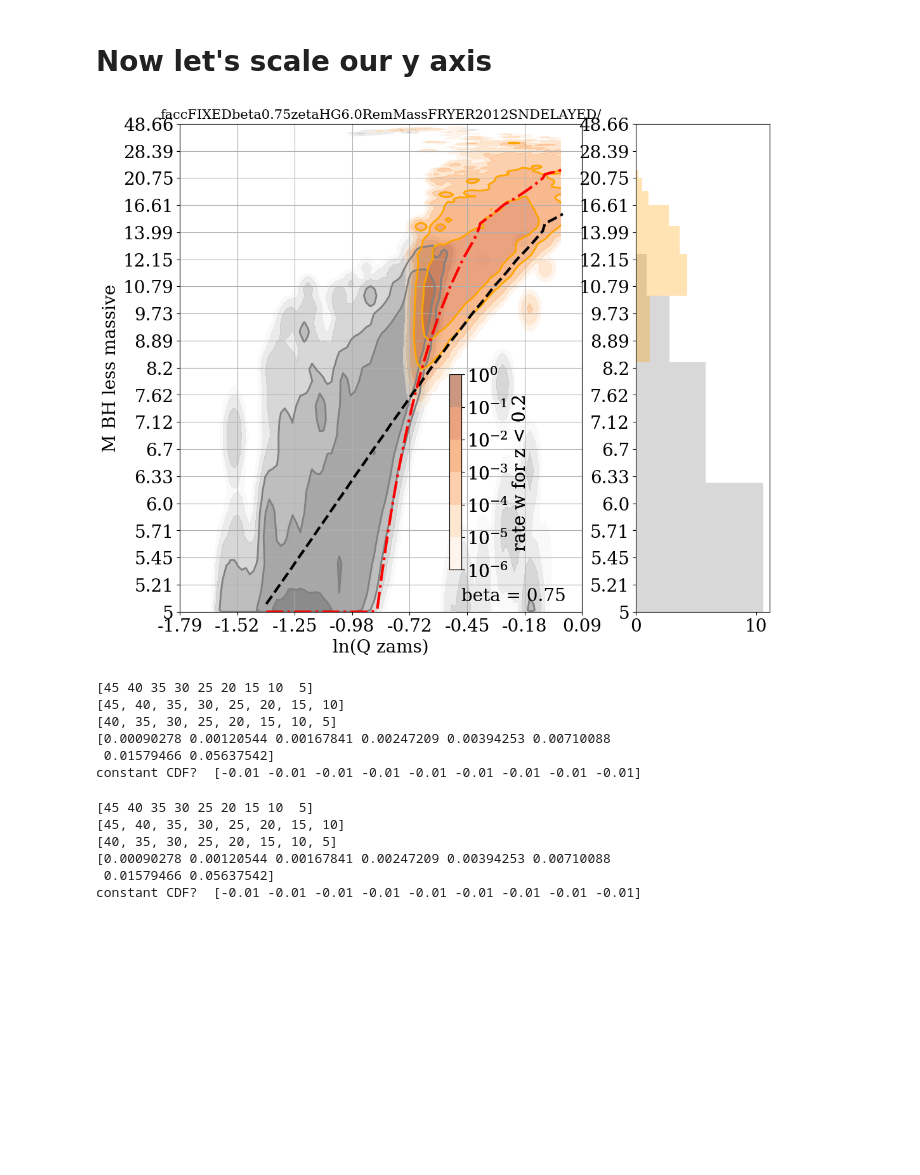
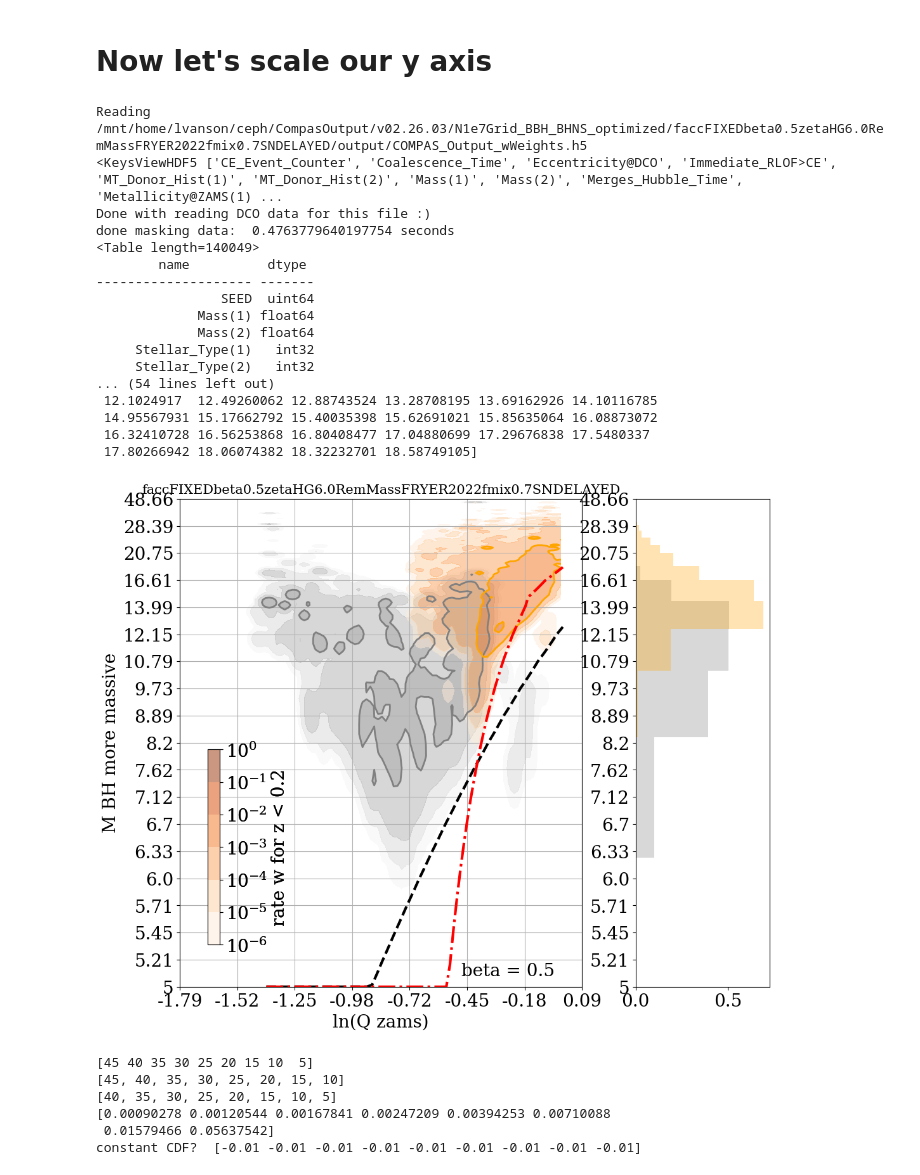
Before and after one commit to LiekeVanSon/BumpAt20, a Jupyter notebook: Code/InspectBumpAt20.ipynb, the cells around one changed output. Drawn from its saved outputs; the diff is of its cells as text; code cells hidden in the pictures; blank space fills up the shorter version.

```diff
--- a/Code/InspectBumpAt20.ipynb
+++ b/Code/InspectBumpAt20.ipynb
@@ -771,7 +746,17 @@ from matplotlib.colors import LogNorm
 from scipy.ndimage.filters import gaussian_filter
 import matplotlib.gridspec as gridspec
 
+BETA = 0.25
+merging_BBH, Red_intr_rate_dens, Min_MBH1, minM_BH2, MZAMS_list, qzams, qcrit2_list, zeta_list =\
+     get_table_and_min_MBH(beta = BETA, sim_name = 'faccFIXEDbeta%szetaHG6.0RemMassFRYER2012SNDELAYED/'%(BETA) )
 
+
+M1_moremass_BBH = merging_BBH[merging_BBH['M_moreMassive'] == merging_BBH['Mass(1)'] ]
+M2_moremass_BBH = merging_BBH[merging_BBH['M_moreMassive'] == merging_BBH['Mass(2)'] ]
+
+i_redshift = np.where(redshifts == 0.2)[0][0]
+M1_moremass_Weights = Red_intr_rate_dens[merging_BBH['M_moreMassive'] == merging_BBH['Mass(1)'], i_redshift]
+M2_moremass_Weights = Red_intr_rate_dens[merging_BBH['M_moreMassive'] == merging_BBH['Mass(2)'], i_redshift]
 
 to_plot_table = merging_BBH # M2_moremass_BBH
 to_plot_table['qZAMS'] = to_plot_table['Mass@ZAMS(2)']/to_plot_table['Mass@ZAMS(1)']
@@ -949,13 +951,23 @@ from scipy.ndimage.filters import gaussian_filter
 import matplotlib.gridspec as gridspec
 from matplotlib.ticker import FormatStrFormatter
 
+BETA = 0.5
+sim_name = 'faccFIXEDbeta0.5zetaHG6.0RemMassFRYER2022fmix0.7SNDELAYED'
+# 'faccFIXEDbeta%szetaHG6.0RemMassFRYER2012SNDELAYED/'%(BETA) # 'THERMAL' # #'facc%szetaHG6.0RemMassFRYER2012SNDELAYED/'%(BETA)  #
 
-to_plot_table = merging_BBH # M2_moremass_BBH
-to_plot_table['qZAMS'] = to_plot_table['Mass@ZAMS(2)']/to_plot_table['Mass@ZAMS(1)']
-to_plot_weight =  Weights #  M2_moremass_Weights #
+merging_BBH, Red_intr_rate_dens, Min_MBH1, minM_BH2, MZAMS_list, qzams, qcrit2_list, zeta_list =\
+    get_table_and_min_MBH(beta = BETA, zeta_list = [6.0], Fc1 =1.0*0.34, sim_name = sim_name) #
+
+M1_moremass_BBH = merging_BBH[merging_BBH['M_moreMassive'] == merging_BBH['Mass(1)'] ]
+M2_moremass_BBH = merging_BBH[merging_BBH['M_moreMassive'] == merging_BBH['Mass(2)'] ]
+
+i_redshift = np.where(redshifts == 0.2)[0][0]
+M1_moremass_Weights = Red_intr_rate_dens[merging_BBH['M_moreMassive'] == merging_BBH['Mass(1)'], i_redshift]
+M2_moremass_Weights = Red_intr_rate_dens[merging_BBH['M_moreMassive'] == merging_BBH['Mass(2)'], i_redshift]
 
 Weights_list = [M1_moremass_Weights, M2_moremass_Weights]
 colors = ['Grey', 'Orange']
+
 ##########################
 # Scatter plot
 ##########################
@@ -987,7 +999,7 @@ for i, to_plot_table in enumerate([M1_moremass_BBH, M2_moremass_BBH]):
     to_plot_weight =  Weights_list[i] #Weights #  M2_moremass_Weights #
 
     # Create a 2D histogram
-    new_y_vals = np.interp(to_plot_table['M_lessMassive'], Y_ticks, new_Y_ticks)
+    new_y_vals = np.interp(to_plot_table['M_moreMassive'], Y_ticks, new_Y_ticks)
     hist, x_edges, y_edges = np.histogram2d(np.log(to_plot_table['qZAMS']), new_y_vals,
                                             bins=[x_bins, new_y_bins], weights= to_plot_weight)
 
@@ -1005,72 +1017,66 @@ for i, to_plot_table in enumerate([M1_moremass_BBH, M2_moremass_BBH]):
     cax = inset_axes(ax,
                     width="3%",  # width = 5% of parent_bbox width
                     height="40%",  # height : 50%
-                    loc='lower left', bbox_to_anchor=(0.65, 0.07, 1, 1), bbox_transform=ax.transAxes)
+                    loc='lower left', bbox_to_anchor=(0.05, 0.07, 1, 1), bbox_transform=ax.transAxes)
     cbar = fig.colorbar(im, cax=cax, orientation="vertical",label = 'rate w for z < 0.2')
 
     # #######################
     # # Create the histogram interpolating to new y values
     hist_bins = np.linspace(0,50,25)
-    ax2.hist(np.interp(to_plot_table['M_lessMassive'], Y_ticks, new_Y_ticks), bins= np.interp(hist_bins, Y_ticks, new_Y_ticks), weights = to_plot_weight,
+    ax2.hist(np.interp(to_plot_table['M_moreMassive'], Y_ticks, new_Y_ticks), bins= np.interp(hist_bins, Y_ticks, new_Y_ticks), weights = to_plot_weight,
             orientation='horizontal', color=colors[i], alpha=0.3)
 
 # #######
 # map your old y values to the new y values using np.interp
 ax.plot(np.log(qzams), np.interp(Min_MBH1, Y_ticks, new_Y_ticks), color = 'k', lw = 3, ls = '--', label = 'min Mbha')
 ax.plot(np.log(qzams), np.interp(minM_BH2, Y_ticks, new_Y_ticks), color = 'red', lw = 3, ls = '-.', label = 'min Mbhb')
-# # print('qzams', qzams, 'Min_MBH1',Min_MBH1 , 'minM_BH2', minM_BH2)
-
 
 # Increase number of x ticks
 ax.xaxis.set_major_locator(plt.LinearLocator(8))
 ax.xaxis.set_major_formatter(FormatStrFormatter('%.2f'))
 
 # Set the y-ticks and y-ticklabels
 ax.set_yticks(new_Y_ticks)
 ax.yaxis.set_ticklabels([np.round(y,2) for y in Y_ticks]) # change the ticks' names to y
 ax.set_ylim(new_Y_ticks[0], new_Y_ticks[-1])
 
 # Also for the second axis
 ax2.set_yticks(new_Y_ticks)
 ax2.yaxis.set_ticklabels([np.round(y,2) for y in Y_ticks]) # change the ticks' names to y
 ax2.set_ylim(new_Y_ticks[0], new_Y_ticks[-1])
 
 #######
 ax.text(0.7, 0.05, 'beta = %s' % (BETA), ha='left', va='top', transform=ax.transAxes, size=20)
 
 ax.set_xlabel('ln(Q zams)')
-ax.set_ylabel('M BH less massive')
+ax.set_ylabel('M BH more massive')
 
 # ax.set_xlim(0,1.1)
 
 ax.grid(True)
 
 ax.set_title(sim_name, fontsize =15)
 
 plt.show()
 # %% [output]
+Reading  /mnt/home/lvanson/ceph/CompasOutput/v02.26.03/N1e7Grid_BBH_BHNS_optimized/faccFIXEDbeta0.5zetaHG6.0RemMassFRYER2022fmix0.7SNDELAYED/output/COMPAS_Output_wWeights.h5
+<KeysViewHDF5 ['CE_Event_Counter', 'Coalescence_Time', 'Eccentricity@DCO', 'Immediate_RLOF>CE', 'MT_Donor_Hist(1)', 'MT_Donor_Hist(2)', 'Mass(1)', 'Mass(2)', 'Merges_Hubble_Time', 'Metallicity@ZAMS(1) ...
+Done with reading DCO data for this file :)
+done masking data:  0.4763779640197754 seconds
+<Table length=140049>
+        name          dtype
+-------------------- -------
+                SEED  uint64
+             Mass(1) float64
+             Mass(2) float64
+     Stellar_Type(1)   int32
+     Stellar_Type(2)   int32
+... (54 lines left out)
+ 12.1024917  12.49260062 12.88743524 13.28708195 13.69162926 14.10116785
+ 14.95567931 15.17662792 15.40035398 15.62691021 15.85635064 16.08873072
+ 16.32410728 16.56253868 16.80408477 17.04880699 17.29676838 17.5480337
+ 17.80266942 18.06074382 18.32232701 18.58749105]
-[figure, old version]
+[figure, new version]
-# %%
-m_up = np.arange(5, 50, 5)[::-1]
-print(m_up)
-print([m_up[i] for i in range(len(m_up)-1)])
-print([m_up[i+1] for i in range(len(m_up)-1)])
-
-# a = np.array([m_up[i]**-1.3 for i in range(len(m_up)-1)])
-# b = np.array([m_up[i+1]**-1.3 for i in range(len(m_up)-1)])
-# c = -1.3*(a-b)
-# print('a-b', c)
-
-# print(-1.3*(45**-1.3 - 40**-1.3) )
-
-print(-1/1.3 * np.array([m_up[i]**-1.3 - m_up[i+1]**-1.3 for i in range(len(m_up)-1)]) )
-# %% [output]
-[45 40 35 30 25 20 15 10  5]
-[45, 40, 35, 30, 25, 20, 15, 10]
-[40, 35, 30, 25, 20, 15, 10, 5]
-[0.00090278 0.00120544 0.00167841 0.00247209 0.00394253 0.00710088
- 0.01579466 0.05637542]
-constant CDF?  [-0.01 -0.01 -0.01 -0.01 -0.01 -0.01 -0.01 -0.01 -0.01]
 # %%
 m_up = np.arange(5, 50, 5)[::-1]
 print(m_up)
```
Also changed, not shown: parts of 6 cells of this notebook.
